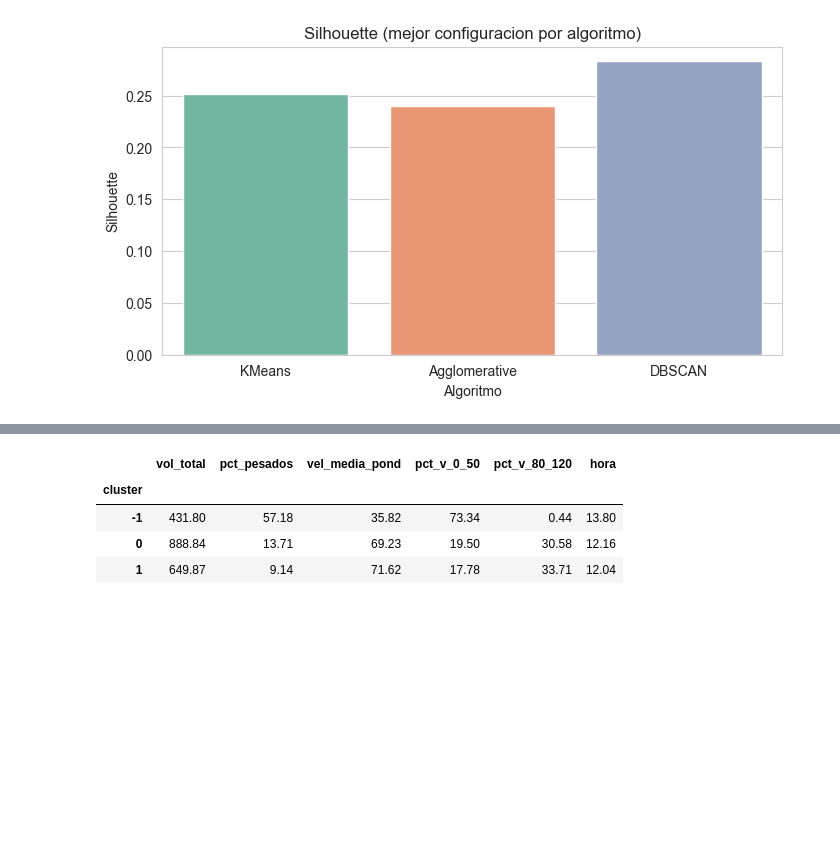
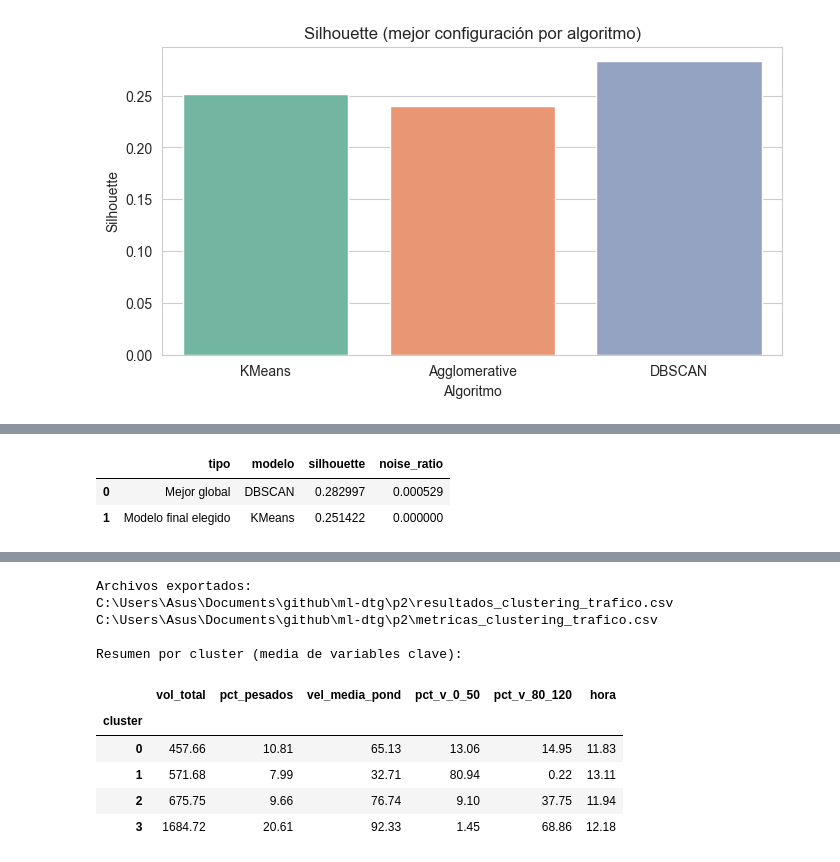
Before and after one commit to notlurcky/ml-dtg, a Jupyter notebook: p2/cuaderno_clustering_trafico.ipynb, the cells around one changed output, grey strips where cells are left out. Saved outputs shown, nothing was run; the diff lists cells and outputs as text; code cells hidden in the pictures; blank space fills up the shorter version.

```diff
--- a/p2/cuaderno_clustering_trafico.ipynb
+++ b/p2/cuaderno_clustering_trafico.ipynb
@@ -327,7 +327,7 @@ from sklearn.neighbors import NearestNeighbors
 
 
 def suggest_dbscan_eps(X_data, min_samples=10, quantile=0.9):
-    """Estima un eps razonable con la distancia al k-esimo vecino."""
+    """Estimo un eps razonable usando la distancia al k-esimo vecino."""
     nn = NearestNeighbors(n_neighbors=min_samples, metric='euclidean')
     nn.fit(X_data)
     distances, _ = nn.kneighbors(X_data)
@@ -343,7 +343,7 @@ def eval_cluster_labels(X_data, labels, max_eval_samples=5000):
     noise_ratio = n_noise / len(labels)
 
     if n_clusters_total >= 2 and mask.sum() >= 3 and len(np.unique(labels[mask])) >= 2:
-        # Para evitar bloqueos con datasets grandes, evaluamos sobre una muestra.
+        # Para que no se haga eterno con muchos datos, evalúo sobre muestra.
         if mask.sum() > max_eval_samples:
             rng = np.random.default_rng(SEED)
             idx = rng.choice(np.where(mask)[0], size=max_eval_samples, replace=False)
@@ -605,36 +605,68 @@ Se selecciona automaticamente la mejor corrida por `silhouette` (con filtros de
 # %%
-best = rank_df.iloc[0]
-print('Mejor configuracion encontrada (criterio: silhouette):')
+best_global = rank_df.iloc[0]
+best_kmeans_df = rank_df[rank_df['modelo'] == 'KMeans'].sort_values('silhouette', ascending=False).reset_index(drop=True)
+
+# Decisión final para la defensa: priorizo interpretabilidad y estabilidad de uso.
+if not best_kmeans_df.empty:
+    best = best_kmeans_df.iloc[0]
+    criterio_final = 'KMeans seleccionado para el modelo final (interpretabilidad y uso operativo).'
+else:
+    best = best_global
+    criterio_final = 'No había configuración válida de KMeans; se usa el mejor global por silhouette.'
+
+best_modelo = best.get('modelo')
+best_params = best.get('params', {})
+
+sil_global = float(best_global['silhouette'])
+sil_final = float(best['silhouette'])
+delta_sil = sil_global - sil_final
+
+print('Comparación rápida de decisión final:')
+display(
+    pd.DataFrame([
+        {'tipo': 'Mejor global', 'modelo': best_global['modelo'], 'silhouette': sil_global, 'noise_ratio': best_global['noise_ratio']},
+        {'tipo': 'Modelo final elegido', 'modelo': best['modelo'], 'silhouette': sil_final, 'noise_ratio': best['noise_ratio']}
+    ])
+)
+
+print('\nConfiguración final aplicada:')
 display(best[['modelo', 'params', 'n_clusters', 'min_cluster_size', 'noise_ratio', 'silhouette']])
 
-if best['modelo'] == 'KMeans':
-    final_model = KMeans(n_clusters=best['params']['n_clusters'], random_state=SEED, n_init=20)
-elif best['modelo'] == 'Agglomerative':
+if best_modelo == 'KMeans':
+    final_model = KMeans(n_clusters=best_params['n_clusters'], random_state=SEED, n_init=20)
+elif best_modelo == 'Agglomerative':
     final_model = AgglomerativeClustering(
-        n_clusters=best['params']['n_clusters'],
-        linkage=best['params']['linkage']
+        n_clusters=best_params['n_clusters'],
+        linkage=best_params['linkage']
     )
 else:
     final_model = DBSCAN(
-        eps=best['params']['eps'],
-        min_samples=best['params']['min_samples']
+        eps=best_params['eps'],
+        min_samples=best_params['min_samples']
     )
 
 final_labels = final_model.fit_predict(X)
 
 resultados = df_model.copy()
 resultados['cluster'] = final_labels
-resultados['modelo_ganador'] = best['modelo']
+resultados['modelo_ganador'] = best_modelo
+
+cols_irrelevantes = [
+    'pct_pesados', 'intensidad_media_carril', 'speed_bins_total',
+    'pct_v_0_50', 'pct_v_50_80', 'pct_v_80_120', 'pct_v_120_255', 'pct_dist_0_6',
+    'dia_semana', 'es_fin_de_semana', 'cluster', 'modelo_ganador'
+]
+resultados_export = resultados.drop(columns=cols_irrelevantes, errors='ignore')
 
 metricas_export = rank_df.drop(columns=['labels']).copy()
 
 out_resultados = BASE_DIR / 'resultados_clustering_trafico.csv'
 out_metricas = BASE_DIR / 'metricas_clustering_trafico.csv'
 
-resultados.to_csv(out_resultados, index=False, encoding='utf-8-sig')
+resultados_export.to_csv(out_resultados, index=False, encoding='utf-8-sig')
 metricas_export.to_csv(out_metricas, index=False, encoding='utf-8-sig')
 
-print('Archivos exportados:')
+print('\nArchivos exportados:')
 print(out_resultados.resolve())
 print(out_metricas.resolve())
 
@@ -645,0 +678,3 @@ Mejor configuracion encontrada (criterio: silhouette):
+|  | tipo | modelo | silhouette | noise_ratio |
+| 0 | Mejor global | DBSCAN | 0.282997 | 0.000529 |
+| 1 | Modelo final elegido | KMeans | 0.251422 | 0.000000 |
@@ -658,5 +689,11 @@ Resumen por cluster (media de variables clave):
-|  | vol_total | pct_pesados | vel_media_pond | pct_v_0_50 | pct_v_80_120 | hora |
-| cluster |  |  |  |  |  |  |
-| -1 | 431.80 | 57.18 | 35.82 | 73.34 | 0.44 | 13.80 |
-| 0 | 888.84 | 13.71 | 69.23 | 19.50 | 30.58 | 12.16 |
-| 1 | 649.87 | 9.14 | 71.62 | 17.78 | 33.71 | 12.04 |
+Archivos exportados:
+C:\Users\Asus\Documents\github\ml-dtg\p2\resultados_clustering_trafico.csv
+C:\Users\Asus\Documents\github\ml-dtg\p2\metricas_clustering_trafico.csv
+
+Resumen por cluster (media de variables clave):
+|  | vol_total | pct_pesados | vel_media_pond | pct_v_0_50 | pct_v_80_120 | hora |
+| cluster |  |  |  |  |  |  |
+| 0 | 457.66 | 10.81 | 65.13 | 13.06 | 14.95 | 11.83 |
+| 1 | 571.68 | 7.99 | 32.71 | 80.94 | 0.22 | 13.11 |
+| 2 | 675.75 | 9.66 | 76.74 | 9.10 | 37.75 | 11.94 |
+| 3 | 1684.72 | 20.61 | 92.33 | 1.45 | 68.86 | 12.18 |
```
Also changed, not shown: parts of 21 cells of this notebook, 2 other files.
